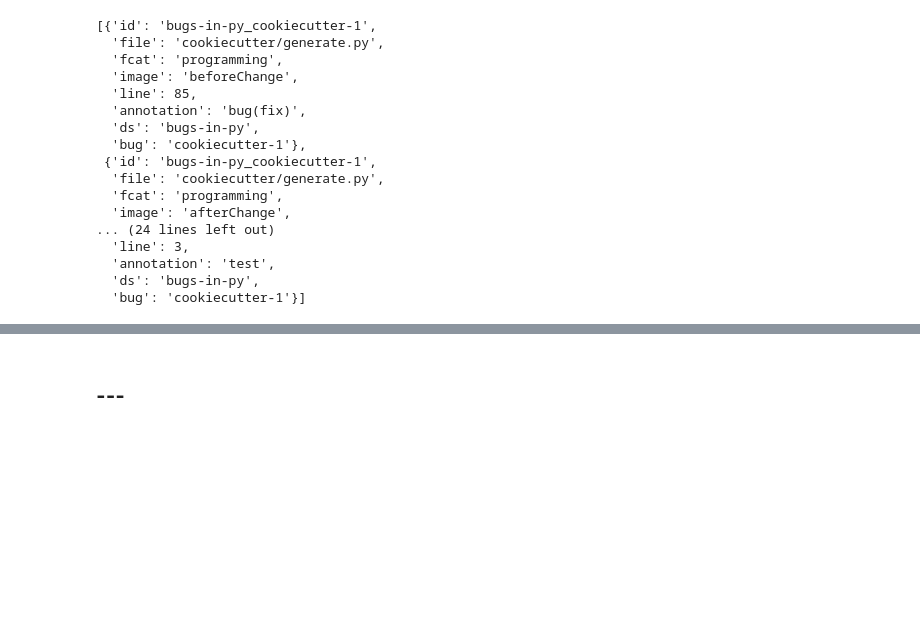
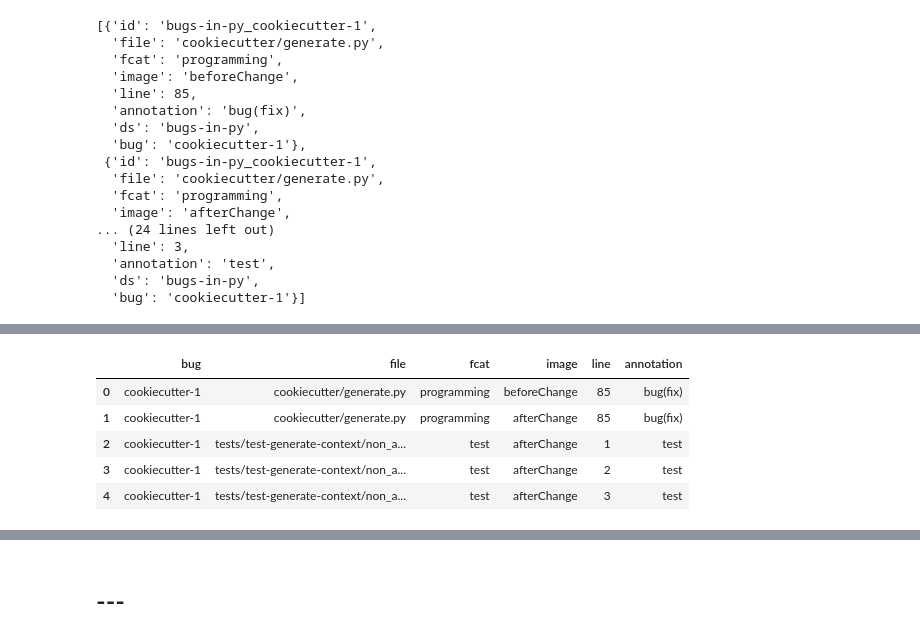
Before and after one commit to ncusi/PatchScope, a Jupyter notebook: notebooks/experiments/01-compare_annotations.ipynb, the cells around one changed output, grey strips where cells are left out. Saved outputs shown, nothing was run; the diff lists cells and outputs as text; code cells hidden in the pictures; blank space fills up the shorter version.

```diff
--- a/notebooks/experiments/01-compare_annotations.ipynb
+++ b/notebooks/experiments/01-compare_annotations.ipynb
@@ -797,0 +811,10 @@ example_collective.head(5)
+# %%
+example_df_sel = example_df[['bug', 'file', 'fcat', 'image', 'line', 'annotation']]
+example_df_sel.head(5)
+# %% [output]
+|  | bug | file | fcat | image | line | annotation |
+| 0 | cookiecutter-1 | cookiecutter/generate.py | programming | beforeChange | 85 | bug(fix) |
+| 1 | cookiecutter-1 | cookiecutter/generate.py | programming | afterChange | 85 | bug(fix) |
+| 2 | cookiecutter-1 | tests/test-generate-context/non_a... | test | afterChange | 1 | test |
+| 3 | cookiecutter-1 | tests/test-generate-context/non_a... | test | afterChange | 2 | test |
+| 4 | cookiecutter-1 | tests/test-generate-context/non_a... | test | afterChange | 3 | test |
```
Also changed, not shown: parts of 6 cells of this notebook.
